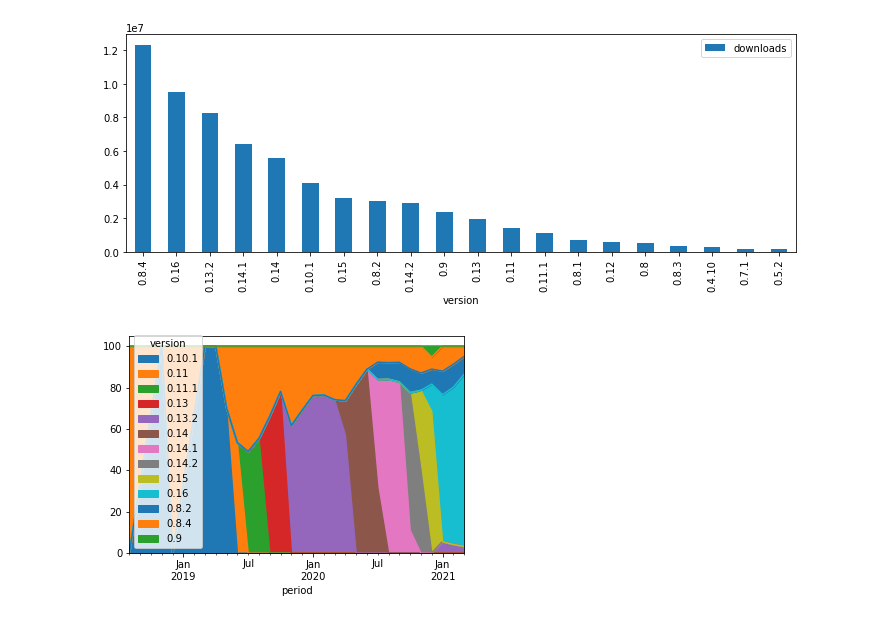
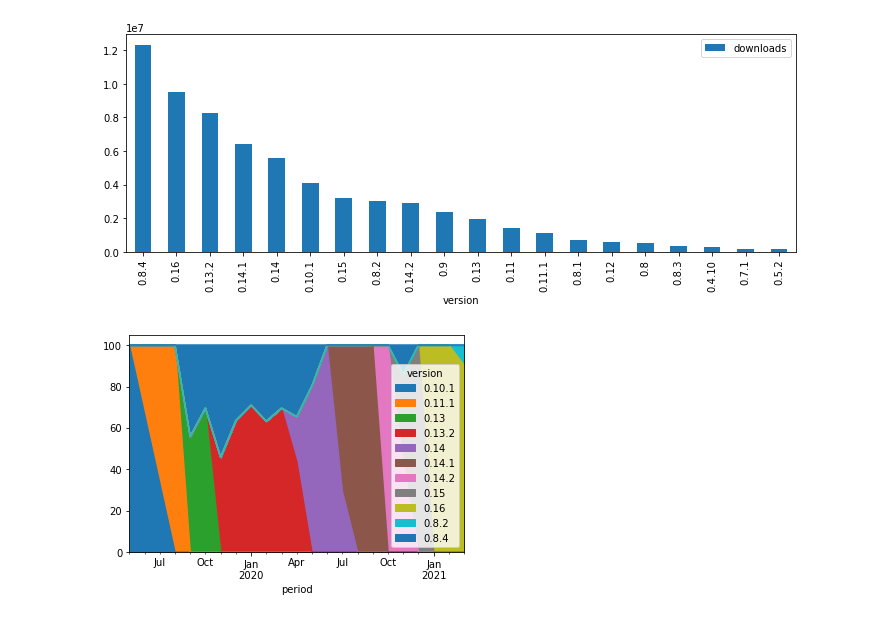
Before and after one commit to xflr6/notebooks, a Jupyter notebook: PyPI.ipynb, the cells around one changed output. Cells and saved outputs as stored; diff of their text form; code cells hidden in the pictures.

Commit message:
use higher threshold for version plot

```diff
--- a/PyPI.ipynb
+++ b/PyPI.ipynb
@@ -458,15 +458,15 @@ df.pivot_table(values='downloads', index='period', columns='project',
 # %% [output]
 [figure]
 # %%
-(df[(df['project'] == 'graphviz') & (df['downloads'] > 100_000)]
+(df[(df['project'] == 'graphviz') & (df['downloads'] > 160_000)]
  .assign(version=lambda x: x['version'].cat.remove_unused_categories())
  .pivot_table(values='downloads', index='period', columns='version',
               aggfunc='sum', fill_value=0)
  .stack(level='version')
  [lambda x: x > 0]
  .groupby('period')
  .transform(lambda g: 100 * g / g.sum())
  .unstack(level='version')
  .plot.area());
 # %% [output]
-[figure, old version]
+[figure, new version]
```
Also changed, not shown: parts of 2 cells of this notebook.
